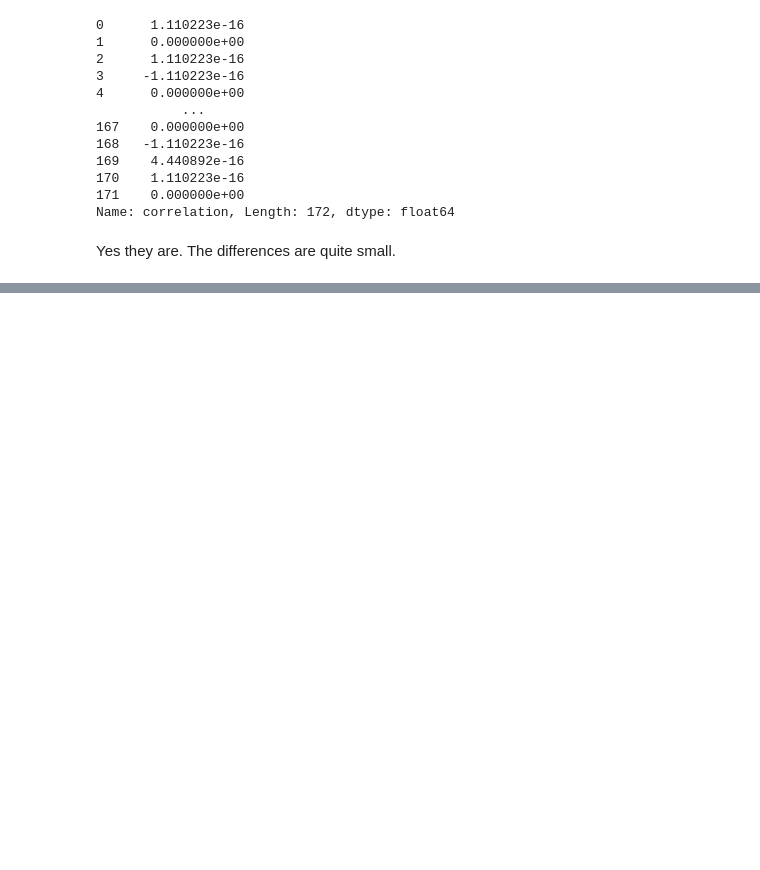
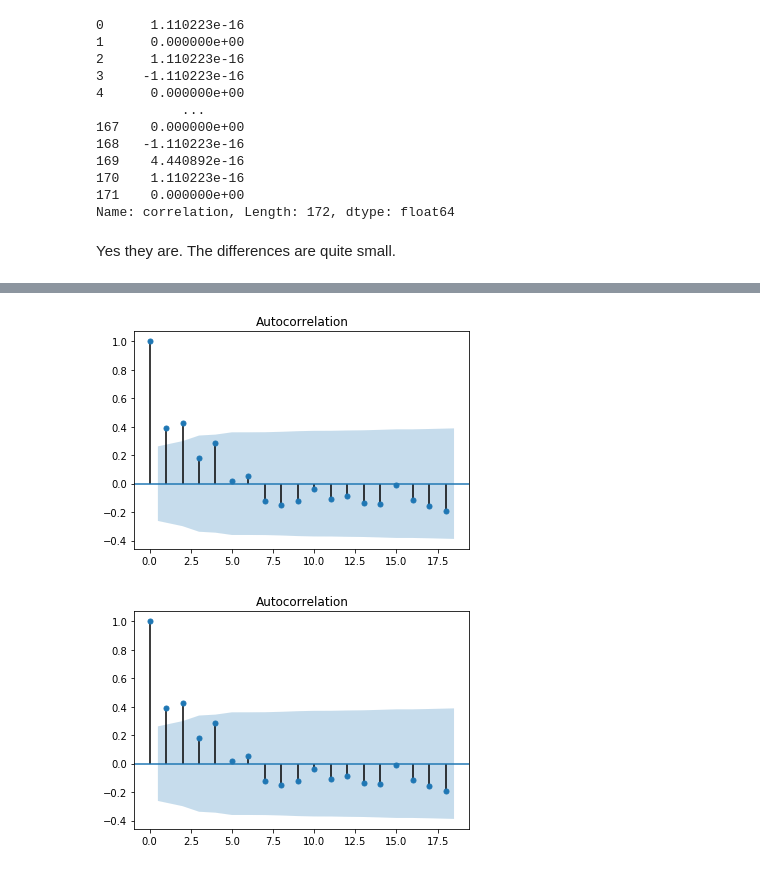
Before and after one commit to caralen/ada-project-faam, a Jupyter notebook: research_bees.ipynb, the cells around one changed output, grey strips where cells are left out. Saved outputs shown, nothing was run; the diff lists cells and outputs as text; code cells hidden in the pictures; blank space fills up the shorter version.

```diff
--- a/research_bees.ipynb
+++ b/research_bees.ipynb
@@ -2011,0 +2068,5 @@ Yes they are. The differences are quite small.
+# %%
+plot_acf(timeseries.diff().dropna())
+# %% [output]
+[figure, added]
+[figure, added]
```
Also changed, not shown: parts of 9 cells of this notebook.
